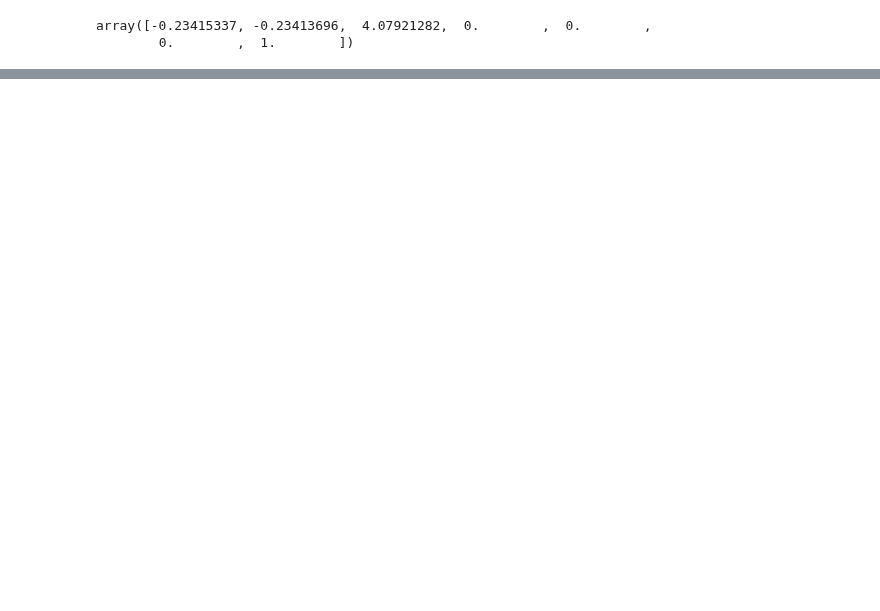
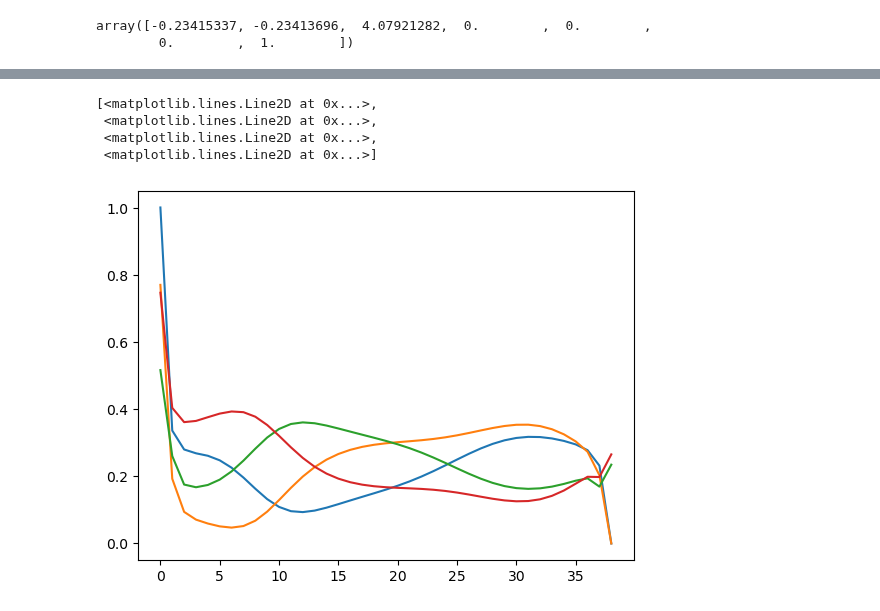
Before and after one commit to simeon-ned/varitop, a Jupyter notebook: examples/notebooks/07_x2_opti.ipynb, the cells around one changed output, grey strips where cells are left out. Saved outputs shown, nothing was run; the diff lists cells and outputs as text; code cells hidden in the pictures; blank space fills up the shorter version.

```diff
--- a/examples/notebooks/07_x2_opti.ipynb
+++ b/examples/notebooks/07_x2_opti.ipynb
@@ -265,0 +279,8 @@ plt.show()
+# %%
+plt.plot(u_opt[:, 1:].T)
+# %% [output]
+[<matplotlib.lines.Line2D at 0x...>,
+ <matplotlib.lines.Line2D at 0x...>,
+ <matplotlib.lines.Line2D at 0x...>,
+ <matplotlib.lines.Line2D at 0x...>]
+[figure, added]
```
Also changed, not shown: parts of 11 cells of this notebook, 3 other files.
